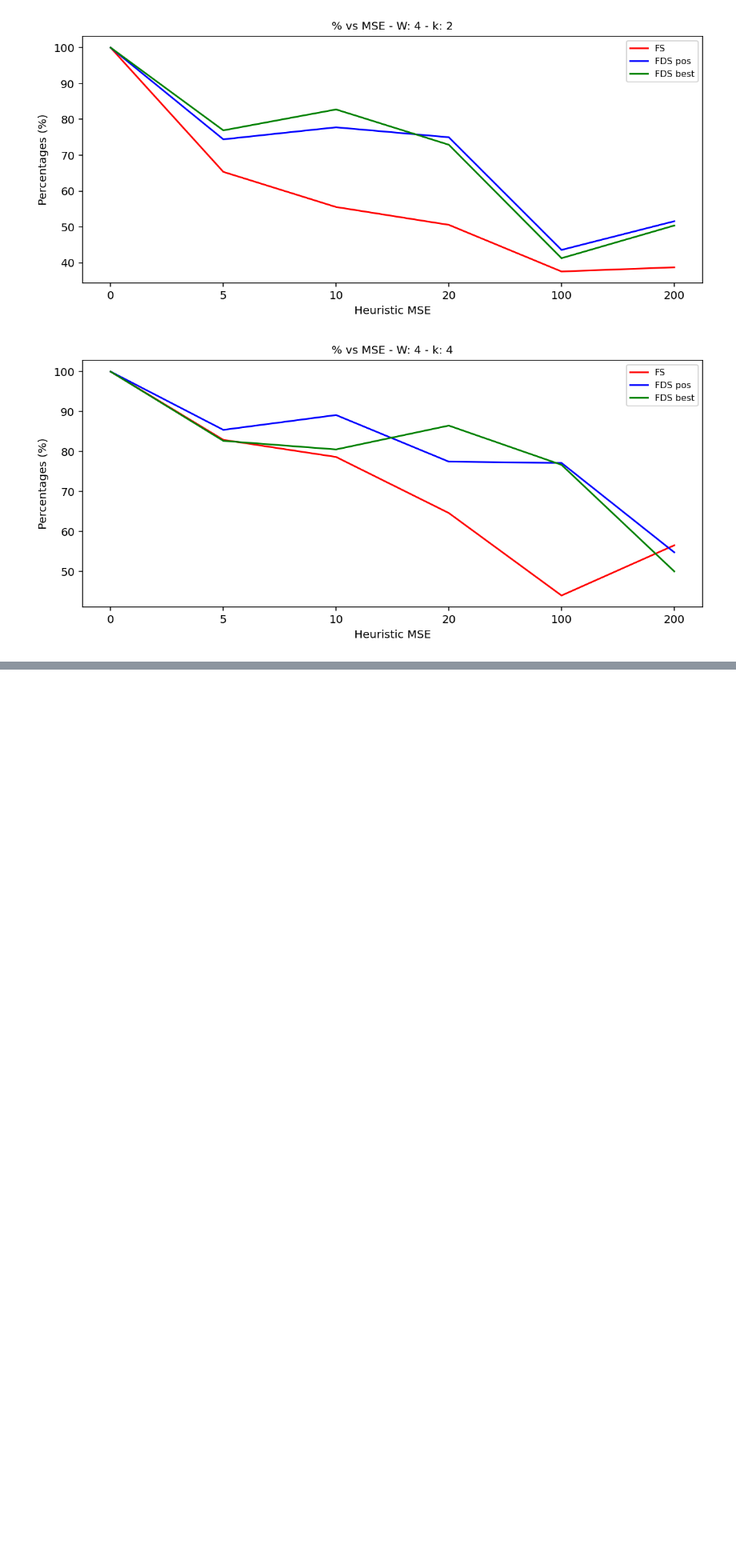
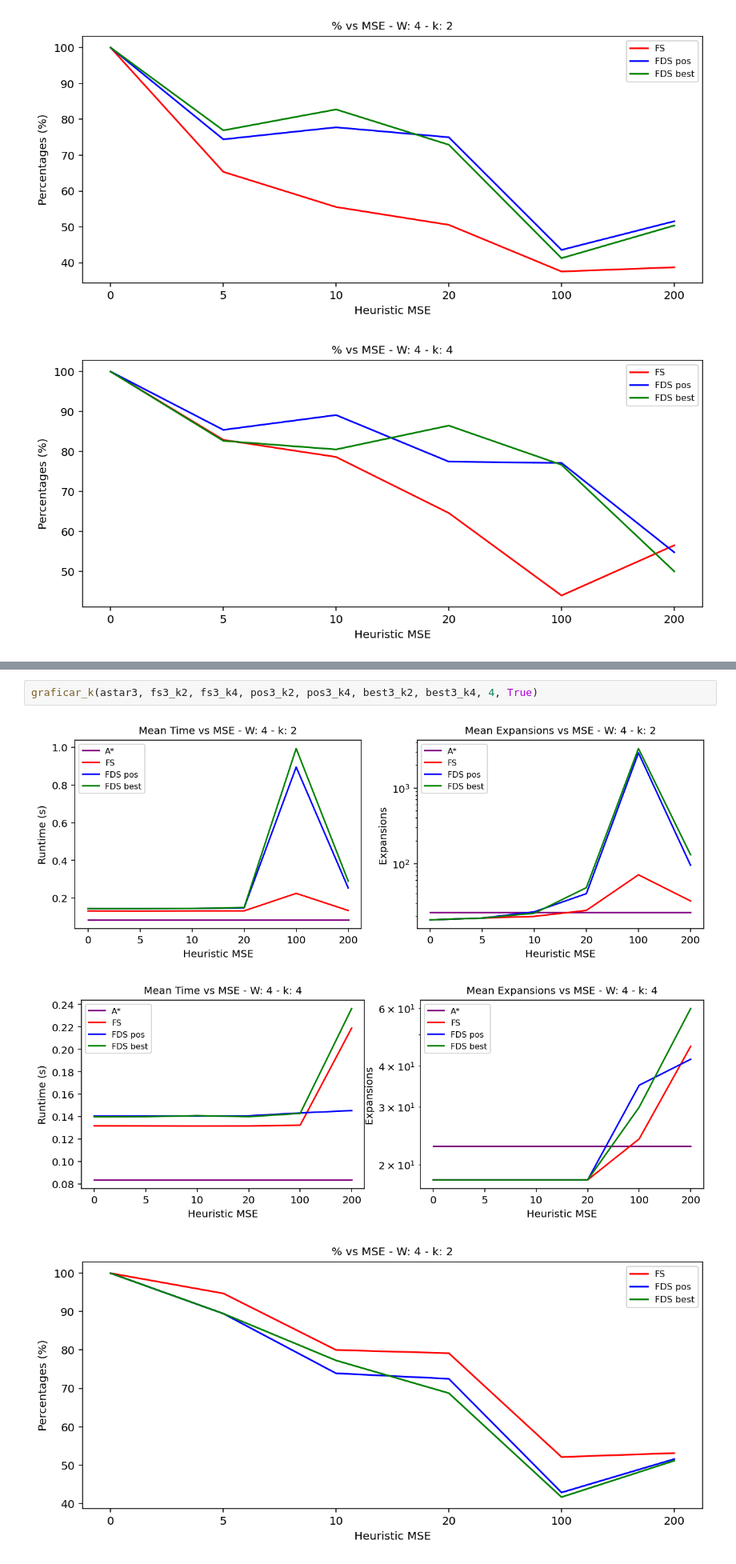
Before and after one commit to anais-mv/ipre-anais, a Jupyter notebook: gráficos nuevo.ipynb, the cells around one changed output, grey strips where cells are left out. Shown at 80% size. Drawn from its saved outputs; the diff is of its cells as text; blank space fills up the shorter version.

```diff
--- a/gráficos nuevo.ipynb
+++ b/gráficos nuevo.ipynb
@@ -147,0 +172,6 @@ graficar_k(astar2, fs2_k2, fs2_k4, pos2_k2, pos2_k4, best2_k2, best2_k4, 4, True
+# %%
+graficar_k(astar3, fs3_k2, fs3_k4, pos3_k2, pos3_k4, best3_k2, best3_k4, 4, True)
+# %% [output]
+[figure, added]
+[figure, added]
+[figure, added]
```
Also changed, not shown: parts of 5 cells of this notebook, 7 other files.
